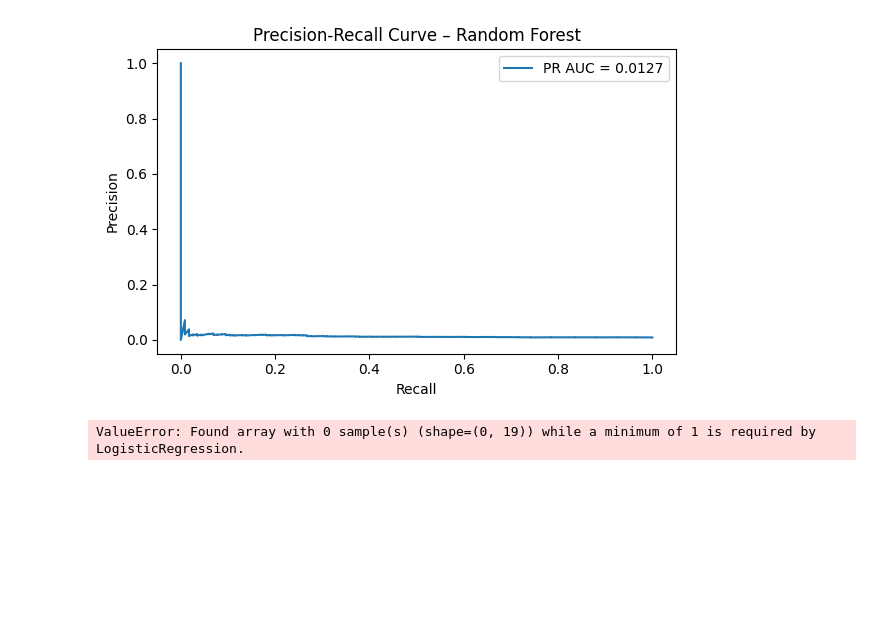
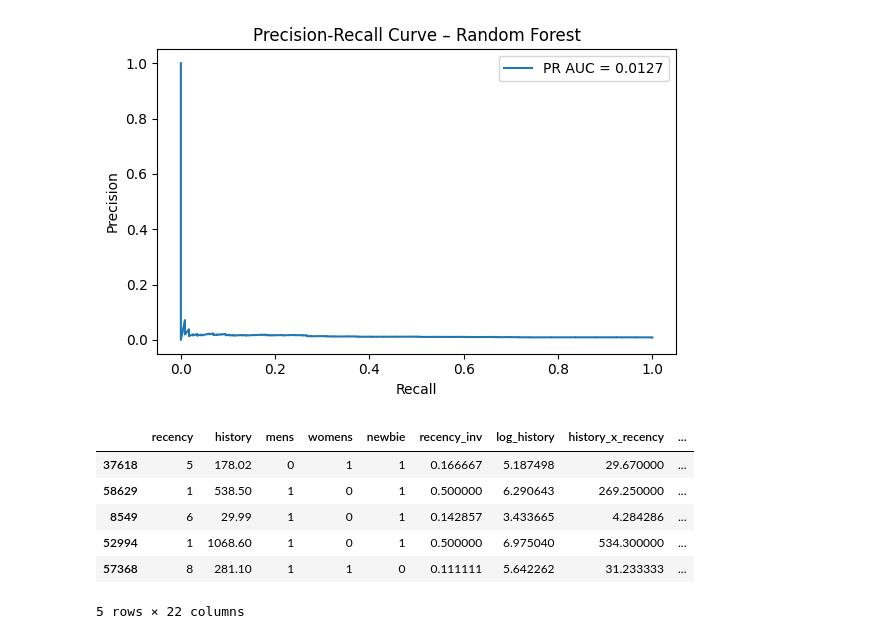
Before and after one commit to glorgue18-web/ecommerce-platform, a Jupyter notebook: notebooks/7_uplif_model_Hillstrom.ipynb, the cells around one changed output. Drawn from its saved outputs; the diff is of its cells as text; code cells hidden in the pictures; blank space fills up the shorter version.

```diff
--- a/notebooks/7_uplif_model_Hillstrom.ipynb
+++ b/notebooks/7_uplif_model_Hillstrom.ipynb
@@ -559,14 +559,13 @@ from sklearn.linear_model import LogisticRegression
 
 df = hillstrom_df.copy()
 
-# crear features (si no existen)
+# features derivadas
 df["recency_inv"] = 1 / (df["recency"] + 1)
 df["log_history"] = np.log1p(df["history"])
 df["history_x_recency"] = df["history"] * df["recency_inv"]
 df["interest_mens"] = (df["mens"] == 1).astype(int)
 df["interest_womens"] = (df["womens"] == 1).astype(int)
 df["newbie_high_history"] = ((df["newbie"] == 1) & (df["history"] > df["history"].median())).astype(int)
-
 df["recency_bucket"] = pd.qcut(df["recency"], q=4, labels=["very_recent", "recent", "old", "very_old"])
 df["history_bucket"] = pd.qcut(df["history"], q=4, labels=["low", "medium", "high", "very_high"])
 
@@ -574,33 +573,49 @@ features = [
     "recency", "history", "mens", "womens", "newbie", "channel",
     "recency_inv", "log_history", "history_x_recency",
     "interest_mens", "interest_womens", "newbie_high_history",
     "recency_bucket", "history_bucket"
 ]
 
 X = df[features]
 X = pd.get_dummies(X, columns=["recency_bucket", "history_bucket", "channel"], drop_first=True)
 
 y = df["compra"]
-t = (df["grupo"] != "control").astype(int)
+
+# treatment: convierte "grupo" a binario sin asumir nombres
+t = df["grupo"].astype(str).str.lower()
+t = t.apply(lambda s: 0 if "no" in s or "control" in s else 1).astype(int)
+
+# split estratificado en (y, t) para asegurar ambos grupos en train/test
+strata = y.astype(str) + "_" + t.astype(str)
 
 X_train, X_test, y_train, y_test, t_train, t_test = train_test_split(
-    X, y, t, test_size=0.2, random_state=42, stratify=y
+    X, y, t, test_size=0.2, random_state=42, stratify=strata
 )
+
+# asegurar que existan ambos grupos en train
+if (t_train == 0).sum() == 0 or (t_train == 1).sum() == 0:
+    raise ValueError("No hay muestras de control o tratamiento en train. Revisa df['grupo'].")
 
 model_control = LogisticRegression(max_iter=1000, class_weight="balanced", solver="liblinear")
 model_treat = LogisticRegression(max_iter=1000, class_weight="balanced", solver="liblinear")
 
 model_control.fit(X_train[t_train == 0], y_train[t_train == 0])
 model_treat.fit(X_train[t_train == 1], y_train[t_train == 1])
 
 p_control = model_control.predict_proba(X_test)[:, 1]
 p_treat = model_treat.predict_proba(X_test)[:, 1]
 
 uplift_df = X_test.copy()
 uplift_df["uplift_score"] = p_treat - p_control
 uplift_df["treatment"] = t_test.values
 uplift_df["outcome"] = y_test.values
 
 uplift_df.head()
 # %% [output]
+|  | recency | history | mens | womens | newbie | recency_inv | log_history | history_x_recency | ... |
+| 37618 | 5 | 178.02 | 0 | 1 | 1 | 0.166667 | 5.187498 | 29.670000 | ... |
+| 58629 | 1 | 538.50 | 1 | 0 | 1 | 0.500000 | 6.290643 | 269.250000 | ... |
+| 8549 | 6 | 29.99 | 1 | 0 | 1 | 0.142857 | 3.433665 | 4.284286 | ... |
+| 52994 | 1 | 1068.60 | 1 | 0 | 1 | 0.500000 | 6.975040 | 534.300000 | ... |
+| 57368 | 8 | 281.10 | 1 | 1 | 0 | 0.111111 | 5.642262 | 31.233333 | ... |
-ValueError: Found array with 0 sample(s) (shape=(0, 19)) while a minimum of 1 is required by LogisticRegression.
+5 rows × 22 columns
```
